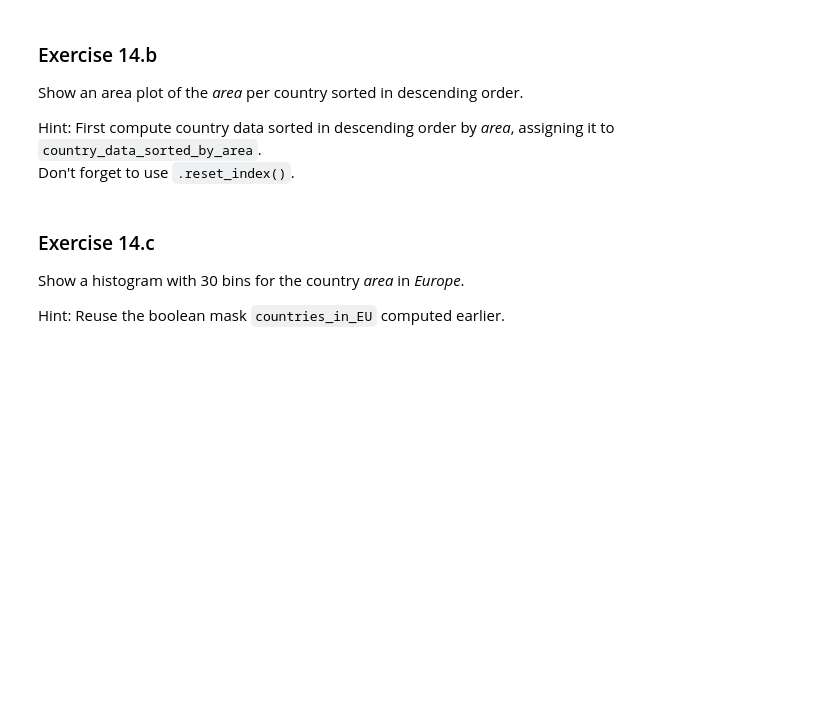
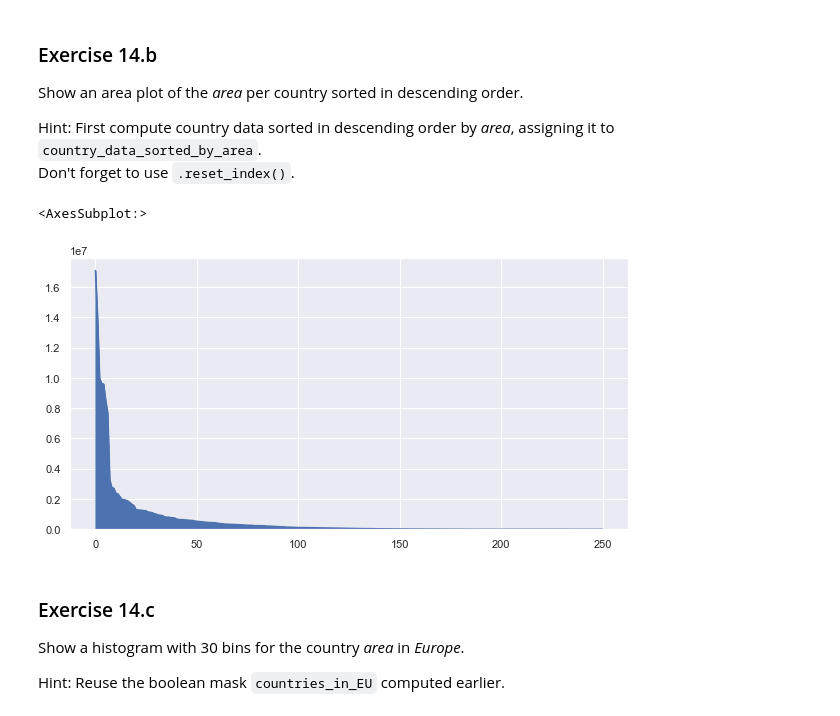
Before and after one commit to danieltyukov/tue-data-analytics, a Jupyter notebook: 1_EDA/Exercises-EDA-1819283.ipynb, the cells around one changed output. Drawn from its saved outputs; the diff is of its cells as text; code cells hidden in the pictures; blank space fills up the shorter version.

```diff
--- a/1_EDA/Exercises-EDA-1819283.ipynb
+++ b/1_EDA/Exercises-EDA-1819283.ipynb
@@ -1498,9 +2202,13 @@ Don't forget to use `.reset_index()`.
 # %%
 #// BEGIN_TODO [EDA_14b] Area plot for area per country (1 point)
 
-# ===== =====> Replace this line by your code. <===== ===== #
+country_data_sorted_by_area = country_data.sort_values(by='area', ascending=False).reset_index()
+country_data_sorted_by_area['area'].plot(kind='area')
 
 #// END_TODO [EDA_14b]
+# %% [output]
+<AxesSubplot:>
+[figure, added]
 # %% [markdown]
 ### Exercise 14.c
 
```
Also changed, not shown: parts of 133 cells of this notebook, 1 other file.
